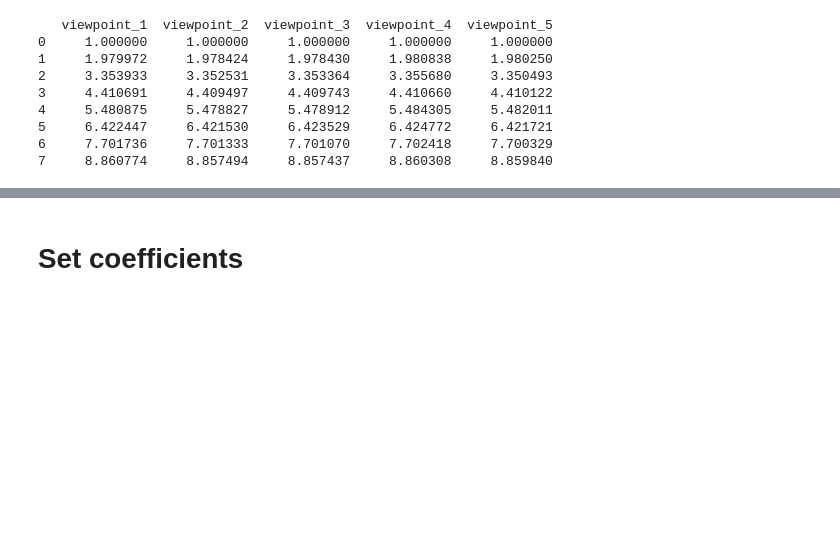
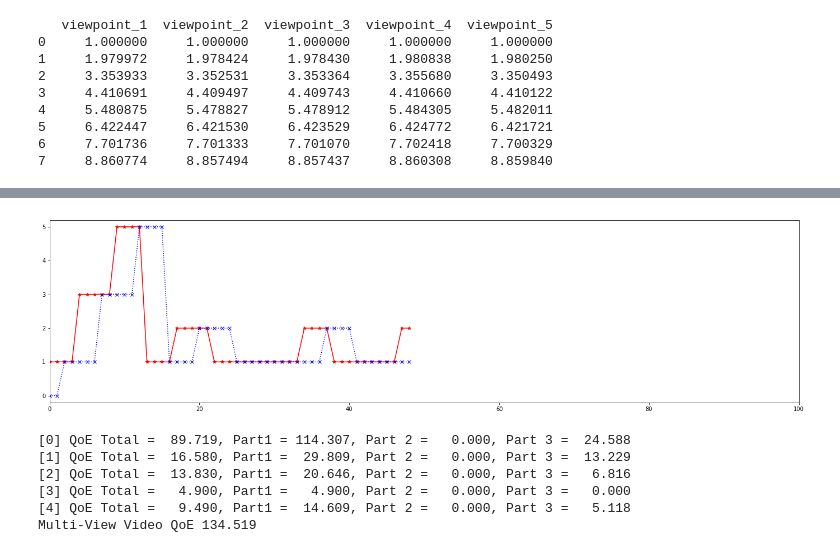
Before and after one commit to inetguru/etri_notes, a Jupyter notebook: MultiView DASH QoE Calculator.ipynb, the cells around one changed output, grey strips where cells are left out. Drawn from its saved outputs; the diff is of its cells as text; code cells hidden in the pictures; blank space fills up the shorter version.

```diff
--- a/MultiView DASH QoE Calculator.ipynb
+++ b/MultiView DASH QoE Calculator.ipynb
@@ -49,12 +76,3 @@ print(df_qscore)
 5     6.422447     6.421530     6.423529     6.424772     6.421721
 6     7.701736     7.701333     7.701070     7.702418     7.700329
 7     8.860774     8.857494     8.857437     8.860308     8.859840
-# %%
-import numpy as np
-import pandas as pd
-%matplotlib inline
-import matplotlib.pyplot as plt
-
-df_play = pd.read_csv('../source/ns-3.34/contrib/etri_mvdash/playback.csv', sep="\t")
-nSegments = df_play.shape[0]
-df_play.head()
@@ -77,20 +109,69 @@ plt.show()
 # %%
+import numpy as np
+import pandas as pd
+%matplotlib inline
+import matplotlib.pyplot as plt
+
+def read_playbacklog(csv_path, simId, clientId) :
+    playfilename = csv_path + "playback_sim" + str(simId) +"_cl" + str(clientId) + ".csv"
+    return pd.read_csv(playfilename, sep="\t")
+
+def show_multiview_play(df_play) :
+    nSegments = df_play.shape[0]
+    #print(df_play.head())
+    vp_high = ((df_play.iloc[:,3:] > 0)* [1,2,3,4,5]).T.sum().astype(int)
+
+    plt.figure(figsize=(24, 6))
+    plt.plot(df_play.tIndex, df_play.vpoint+1, 'r*-', df_play.tIndex, vp_high, 'bx:')
+    plt.axis([0,100,-0.2,5.2])
+    plt.show()
+    return
+
 def q(viewpoint, rIndex) :
     return df_qscore.iloc[rIndex, viewpoint-1]
 
-def QoE(vp, Vn_list, Rn_list, Tn_list, c_alpha, c_mu, c_lambda) :
+def QoE(df_play, vp, c_alpha, c_mu, c_lambda) :
+    Vn_list = df_play.vpoint.values
+    Rn_list = df_play.iloc[:,3+vp].values
+    Tn_list = (np.diff(df_play.Start) - segDuration)/segDuration
+
     qscores = np.zeros(Rn_list.size)
     for i in range(Rn_list.size) :
         qscores[i] = q (vp+1, Rn_list[i])
     qoe_part1 = sum((Vn_list == vp) * qscores) + c_alpha * sum((Vn_list != vp) * qscores)
     qoe_part2 = sum((df_play.vpoint == vp)[1:] * Tn_list) \
                 + c_alpha * sum((df_play.vpoint != vp)[1:] * Tn_list)
     qoe_part3 = sum((df_play.vpoint == vp)[1:] * abs(np.diff(qscores))) \
                 + c_alpha * sum((df_play.vpoint != vp)[1:] * abs(np.diff(qscores)))
     q_total = qoe_part1 - c_mu * qoe_part2 - c_lambda * qoe_part3
     outstr = "[{}] QoE Total = {:>7.3f}, Part1 = {:>7.3f}, Part 2 = {:>7.3f}, Part 3 = {:>7.3f}".format(vp, \
                 q_total, qoe_part1, qoe_part2, qoe_part3)
     print (outstr)
     return q_total
+
+
+# ==================================================
+csv_path = '../source/ns-3.34/contrib/etri_mvdash/'
+simId = 0
+clientId = 0
+
+c_alpha = 0.1
+c_mu = 2.66
+c_lambda = 1.0
+
+
+df_play = read_playbacklog(csv_path, simId, clientId)
+show_multiview_play(df_play)
+
+multi_qoe = 0
+for vp in range(nViewpoints) :
+    multi_qoe += QoE(df_play, vp, c_alpha, c_mu, c_lambda)
+print("Multi-View Video QoE {:>7.3f}".format(multi_qoe))
+# %% [output]
+[figure, added]
+[0] QoE Total =  89.719, Part1 = 114.307, Part 2 =   0.000, Part 3 =  24.588
+[1] QoE Total =  16.580, Part1 =  29.809, Part 2 =   0.000, Part 3 =  13.229
+[2] QoE Total =  13.830, Part1 =  20.646, Part 2 =   0.000, Part 3 =   6.816
+[3] QoE Total =   4.900, Part1 =   4.900, Part 2 =   0.000, Part 3 =   0.000
+[4] QoE Total =   9.490, Part1 =  14.609, Part 2 =   0.000, Part 3 =   5.118
+Multi-View Video QoE 134.519
-# %% [markdown]
-# Set coefficients
```
Also changed, not shown: parts of 12 cells of this notebook, 16 other files.
